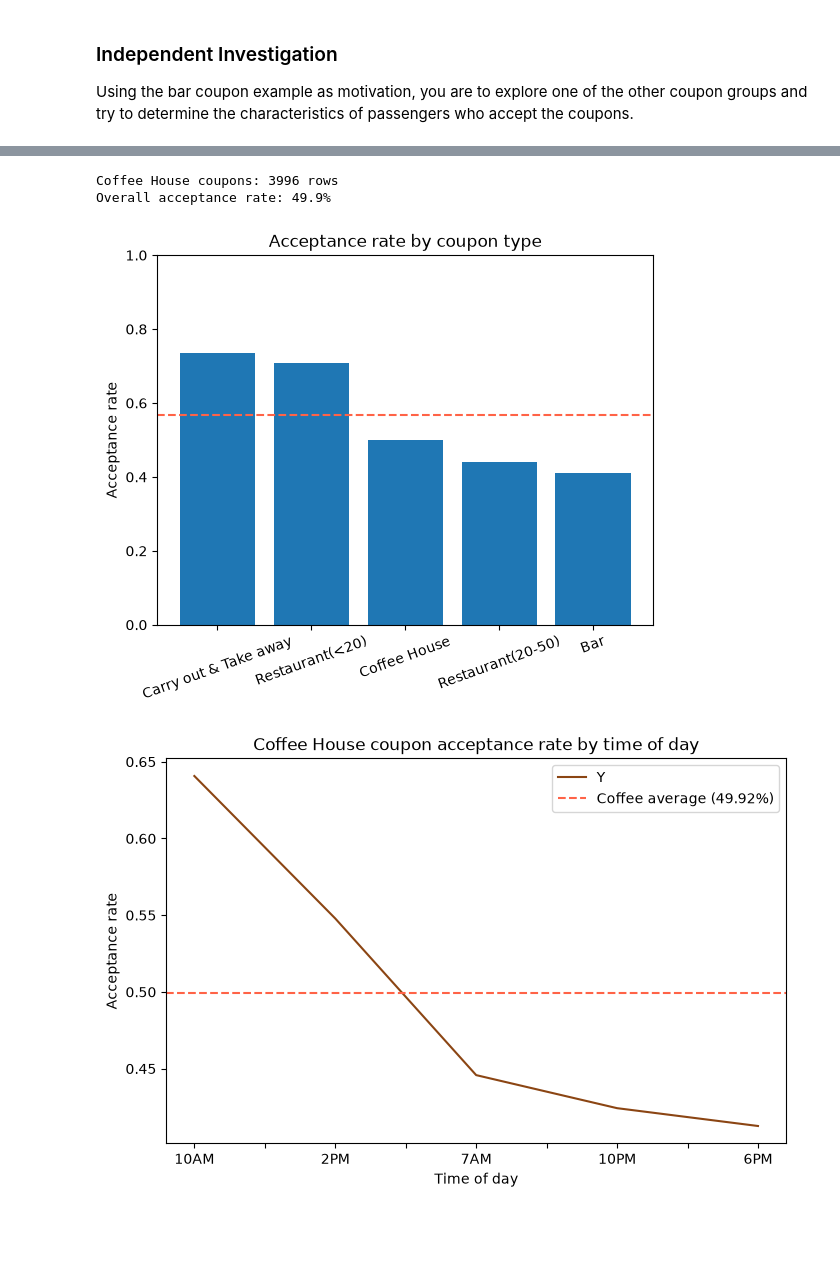
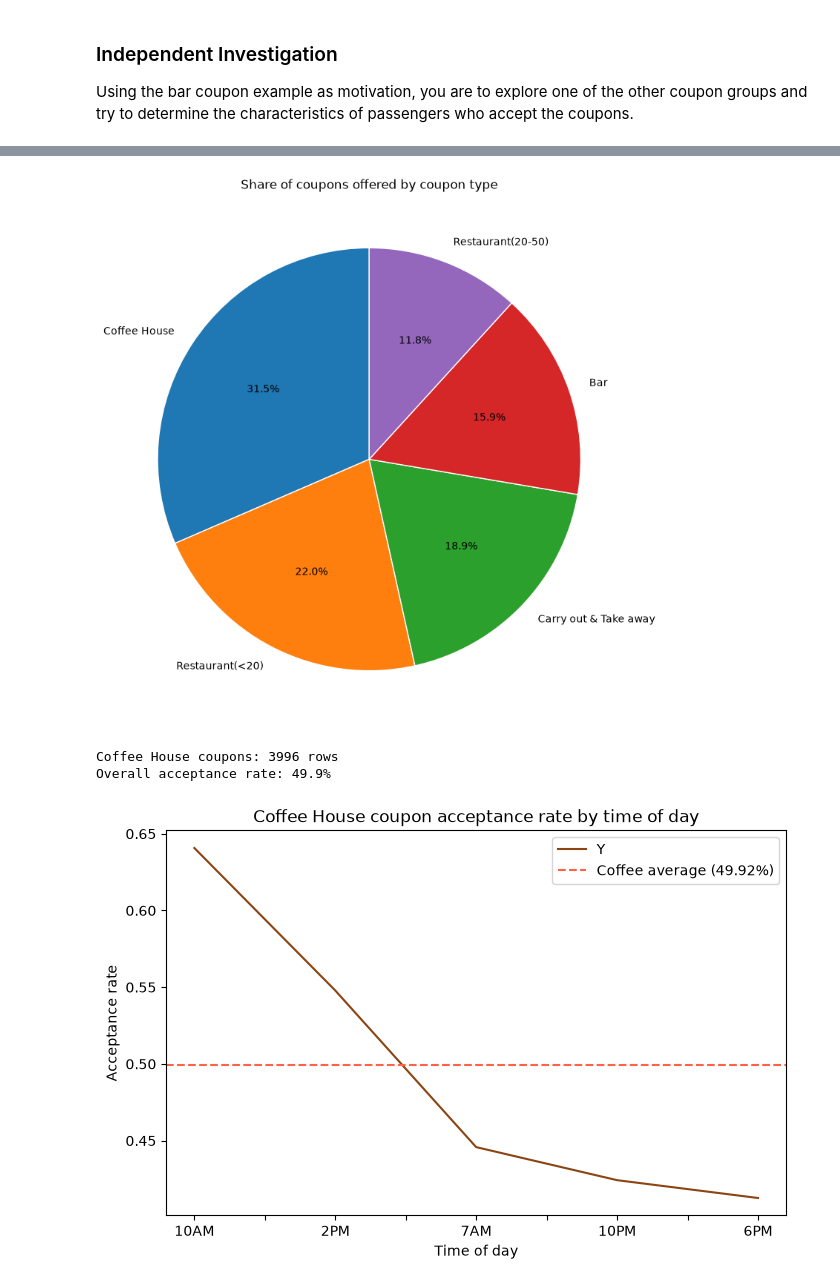
Before and after one commit to vgoyal82/UC_Berkeley, a Jupyter notebook: prompt.ipynb, the cells around one changed output, grey strips where cells are left out. Cells and saved outputs as stored; diff of their text form; code cells hidden in the pictures; blank space fills up the shorter version.

```diff
--- a/prompt.ipynb
+++ b/prompt.ipynb
@@ -444,3 +468,21 @@ Using the bar coupon example as motivation, you are to explore one of the other
+# %%
+# Number of coupons offered for each coupon type
+coupon_counts = data['coupon'].value_counts()
+
+# Pie chart showing each coupon type's share of all coupons offered
+plt.pie(
+    coupon_counts.values,
+    labels=coupon_counts.index,
+    autopct='%1.1f%%',           # show each slice's percentage
+    startangle=90,               # start the first slice at the top
+    wedgeprops={'edgecolor': 'white'}
+)
+
+plt.title('Share of coupons offered by coupon type')
+plt.tight_layout()
+plt.show()
+# %% [output]
+[figure, added]
 # %%
 #Coffee House Coupons
 # Filter the dataset to only include rows where the coupon type is 'Coffee House'
@@ -456,26 +498,3 @@ print(f'Overall acceptance rate: {coffee_rate:.1%}')
 # %% [output]
 Coffee House coupons: 3996 rows
 Overall acceptance rate: 49.9%
-# %%
-# Group data by coupon type and calculate mean acceptance rate for each type
-# Sort the results in descending order by acceptance rate
-rates = data.groupby('coupon')['Y'].mean().sort_values(ascending=False)
-
-# Create a bar chart showing acceptance rates by coupon type
-plt.bar(rates.index, rates.values)
-
-# Add a horizontal reference line showing the overall average acceptance rate
-plt.axhline(data['Y'].mean(), color='tomato', linestyle='--', label='All coupons average')
-
-# Set chart title and y-axis label
-plt.title('Acceptance rate by coupon type')
-plt.ylabel('Acceptance rate')
-
-# Set y-axis limits from 0 to 1 (representing 0% to 100%)
-plt.ylim(0, 1)
-
-# Rotate x-axis labels for better readability
-plt.xticks(rotation=20)
-plt.show()
-# %% [output]
-[figure, removed]
```
Also changed, not shown: parts of 5 cells of this notebook, 1 other file.
